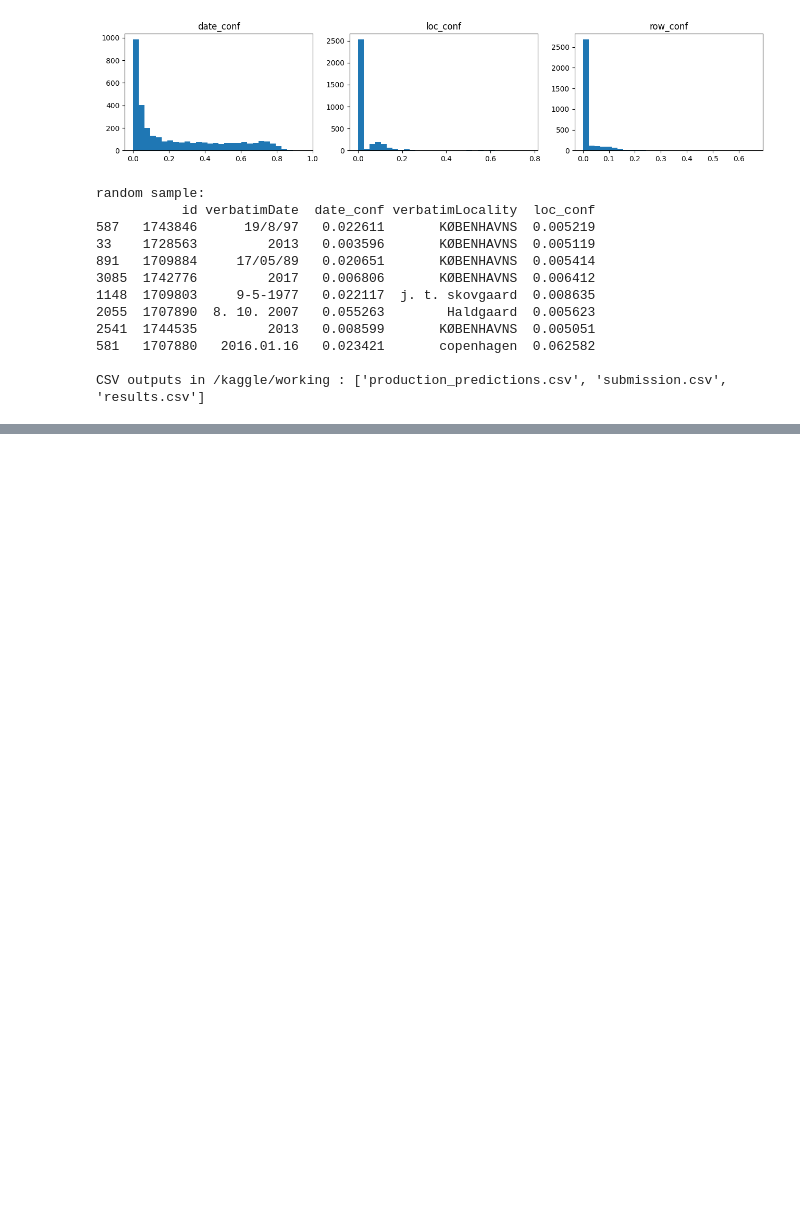
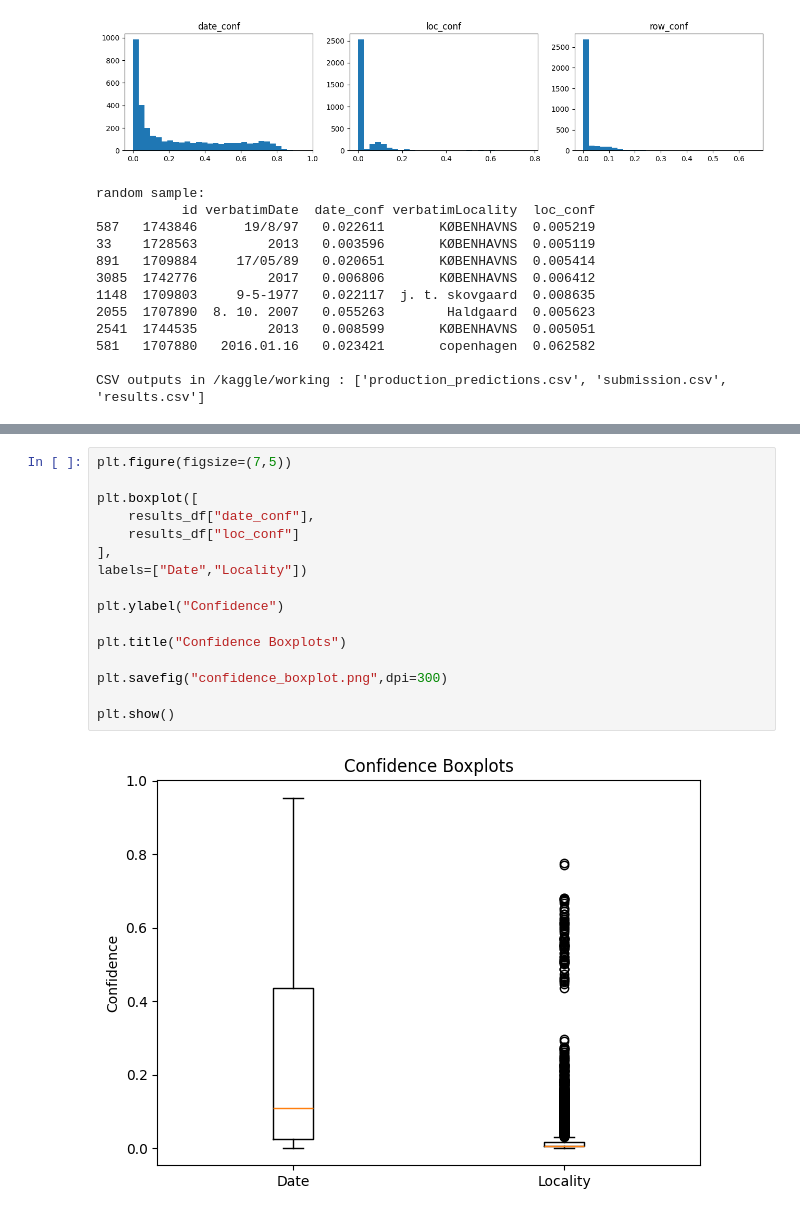
Before and after one commit to TokiG0/MUSEUMSCAT, a Jupyter notebook: museumscat-paligemma-claude.ipynb, the cells around one changed output, grey strips where cells are left out. Drawn from its saved outputs; the diff is of its cells as text; blank space fills up the shorter version.

```diff
--- a/museumscat-paligemma-claude.ipynb
+++ b/museumscat-paligemma-claude.ipynb
@@ -1048,0 +1108,18 @@ CSV outputs in /kaggle/working : ['production_predictions.csv', 'submission.csv'
+# %%
+plt.figure(figsize=(7,5))
+
+plt.boxplot([
+    results_df["date_conf"],
+    results_df["loc_conf"]
+],
+labels=["Date","Locality"])
+
+plt.ylabel("Confidence")
+
+plt.title("Confidence Boxplots")
+
+plt.savefig("confidence_boxplot.png",dpi=300)
+
+plt.show()
+# %% [output]
+[figure, added]
```
Also changed, not shown: parts of 5 cells of this notebook.
